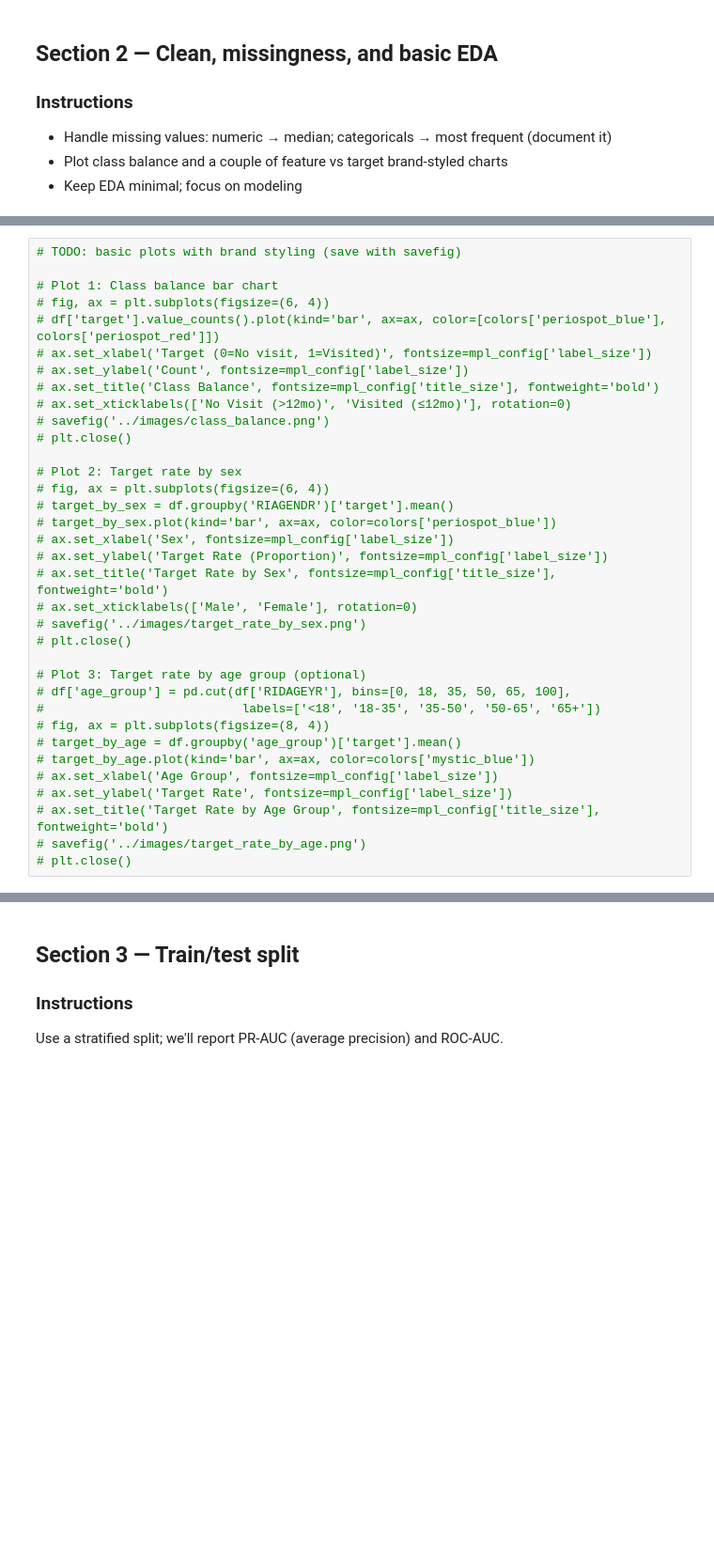
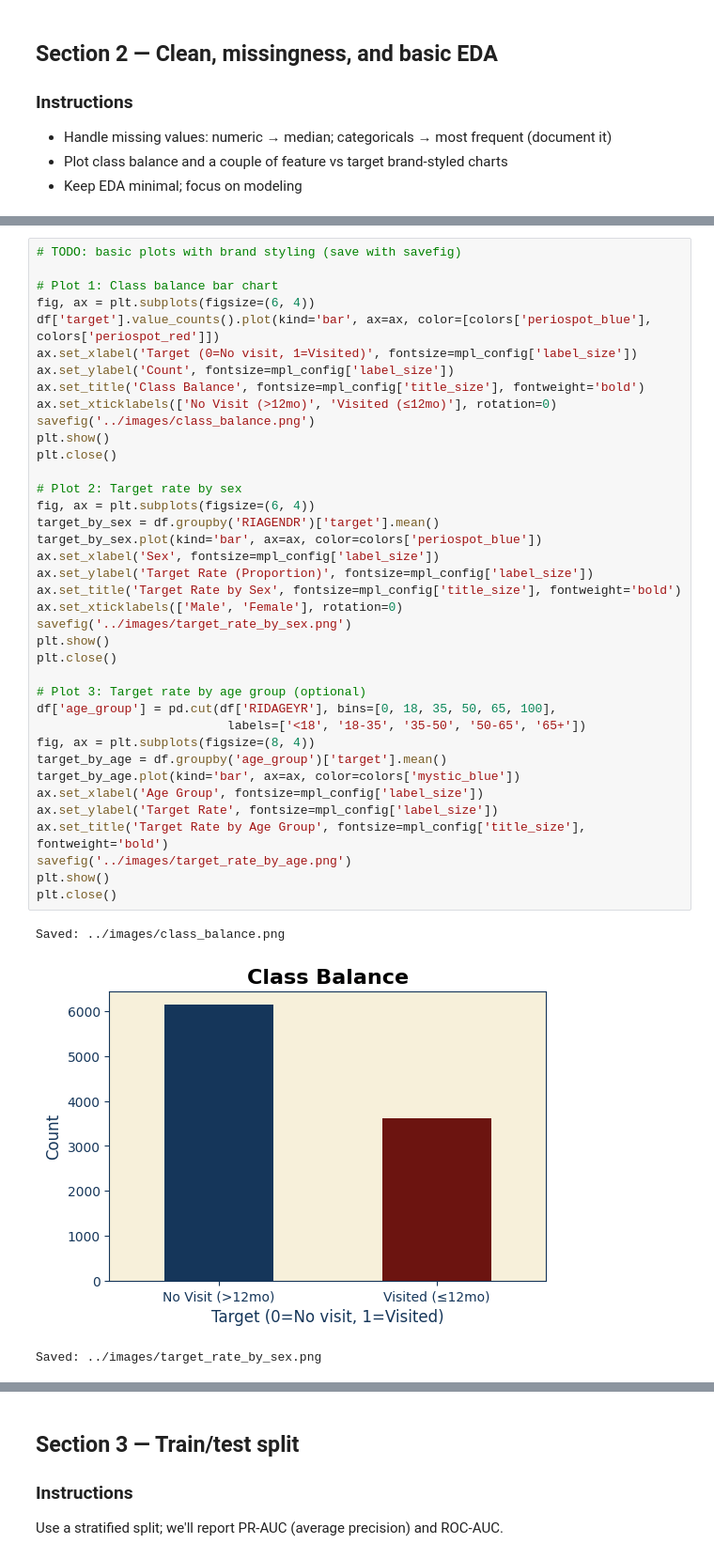
Before and after one commit to Tuminha/NHANES-oral-health-Predictor, a Jupyter notebook: notebooks/nhanes_dental_visits_one_notebook.ipynb, the cells around one changed output, grey strips where cells are left out. Shown at 94% size. Cells and saved outputs as stored; diff of their text form; blank space fills up the shorter version.

```diff
--- a/notebooks/nhanes_dental_visits_one_notebook.ipynb
+++ b/notebooks/nhanes_dental_visits_one_notebook.ipynb
@@ -322,35 +337,42 @@ Class balance: 0.629 = 62.9% visited within 12 months
 # %%
 # TODO: basic plots with brand styling (save with savefig)
 
 # Plot 1: Class balance bar chart
-# fig, ax = plt.subplots(figsize=(6, 4))
-# df['target'].value_counts().plot(kind='bar', ax=ax, color=[colors['periospot_blue'], colors['periospot_red']])
-# ax.set_xlabel('Target (0=No visit, 1=Visited)', fontsize=mpl_config['label_size'])
-# ax.set_ylabel('Count', fontsize=mpl_config['label_size'])
-# ax.set_title('Class Balance', fontsize=mpl_config['title_size'], fontweight='bold')
-# ax.set_xticklabels(['No Visit (>12mo)', 'Visited (≤12mo)'], rotation=0)
-# savefig('../images/class_balance.png')
-# plt.close()
+fig, ax = plt.subplots(figsize=(6, 4))
+df['target'].value_counts().plot(kind='bar', ax=ax, color=[colors['periospot_blue'], colors['periospot_red']])
+ax.set_xlabel('Target (0=No visit, 1=Visited)', fontsize=mpl_config['label_size'])
+ax.set_ylabel('Count', fontsize=mpl_config['label_size'])
+ax.set_title('Class Balance', fontsize=mpl_config['title_size'], fontweight='bold')
+ax.set_xticklabels(['No Visit (>12mo)', 'Visited (≤12mo)'], rotation=0)
+savefig('../images/class_balance.png')
+plt.show()
+plt.close()
 
 # Plot 2: Target rate by sex
-# fig, ax = plt.subplots(figsize=(6, 4))
-# target_by_sex = df.groupby('RIAGENDR')['target'].mean()
-# target_by_sex.plot(kind='bar', ax=ax, color=colors['periospot_blue'])
-# ax.set_xlabel('Sex', fontsize=mpl_config['label_size'])
-# ax.set_ylabel('Target Rate (Proportion)', fontsize=mpl_config['label_size'])
-# ax.set_title('Target Rate by Sex', fontsize=mpl_config['title_size'], fontweight='bold')
-# ax.set_xticklabels(['Male', 'Female'], rotation=0)
-# savefig('../images/target_rate_by_sex.png')
-# plt.close()
+fig, ax = plt.subplots(figsize=(6, 4))
+target_by_sex = df.groupby('RIAGENDR')['target'].mean()
+target_by_sex.plot(kind='bar', ax=ax, color=colors['periospot_blue'])
+ax.set_xlabel('Sex', fontsize=mpl_config['label_size'])
+ax.set_ylabel('Target Rate (Proportion)', fontsize=mpl_config['label_size'])
+ax.set_title('Target Rate by Sex', fontsize=mpl_config['title_size'], fontweight='bold')
+ax.set_xticklabels(['Male', 'Female'], rotation=0)
+savefig('../images/target_rate_by_sex.png')
+plt.show()
+plt.close()
 
 # Plot 3: Target rate by age group (optional)
-# df['age_group'] = pd.cut(df['RIDAGEYR'], bins=[0, 18, 35, 50, 65, 100],
-#                           labels=['<18', '18-35', '35-50', '50-65', '65+'])
-# fig, ax = plt.subplots(figsize=(8, 4))
-# target_by_age = df.groupby('age_group')['target'].mean()
-# target_by_age.plot(kind='bar', ax=ax, color=colors['mystic_blue'])
-# ax.set_xlabel('Age Group', fontsize=mpl_config['label_size'])
-# ax.set_ylabel('Target Rate', fontsize=mpl_config['label_size'])
-# ax.set_title('Target Rate by Age Group', fontsize=mpl_config['title_size'], fontweight='bold')
-# savefig('../images/target_rate_by_age.png')
-# plt.close()
+df['age_group'] = pd.cut(df['RIDAGEYR'], bins=[0, 18, 35, 50, 65, 100],
+                          labels=['<18', '18-35', '35-50', '50-65', '65+'])
+fig, ax = plt.subplots(figsize=(8, 4))
+target_by_age = df.groupby('age_group')['target'].mean()
+target_by_age.plot(kind='bar', ax=ax, color=colors['mystic_blue'])
+ax.set_xlabel('Age Group', fontsize=mpl_config['label_size'])
+ax.set_ylabel('Target Rate', fontsize=mpl_config['label_size'])
+ax.set_title('Target Rate by Age Group', fontsize=mpl_config['title_size'], fontweight='bold')
+savefig('../images/target_rate_by_age.png')
+plt.show()
+plt.close()
+# %% [output]
+Saved: ../images/class_balance.png
+[figure, added]
+Saved: ../images/target_rate_by_sex.png
```
Also changed, not shown: parts of 2 cells of this notebook, 4 other files.
